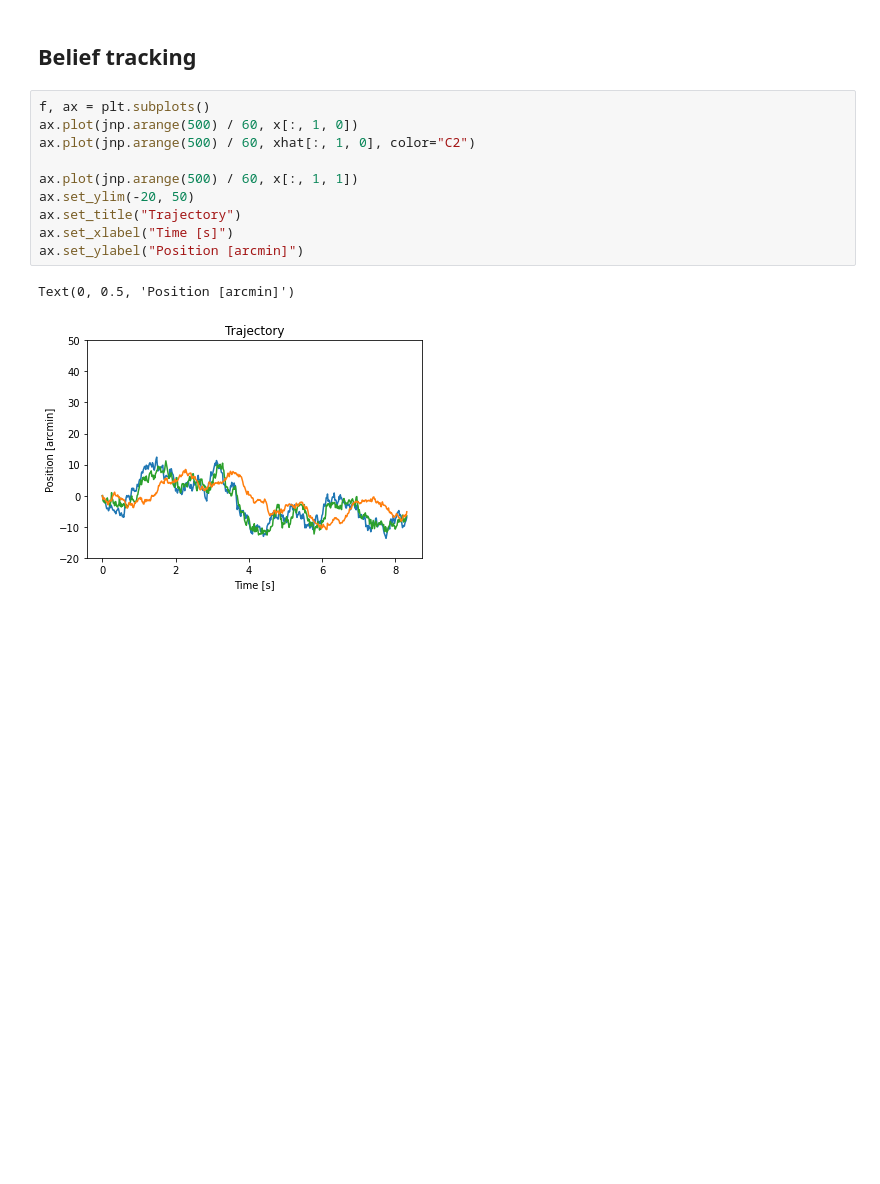
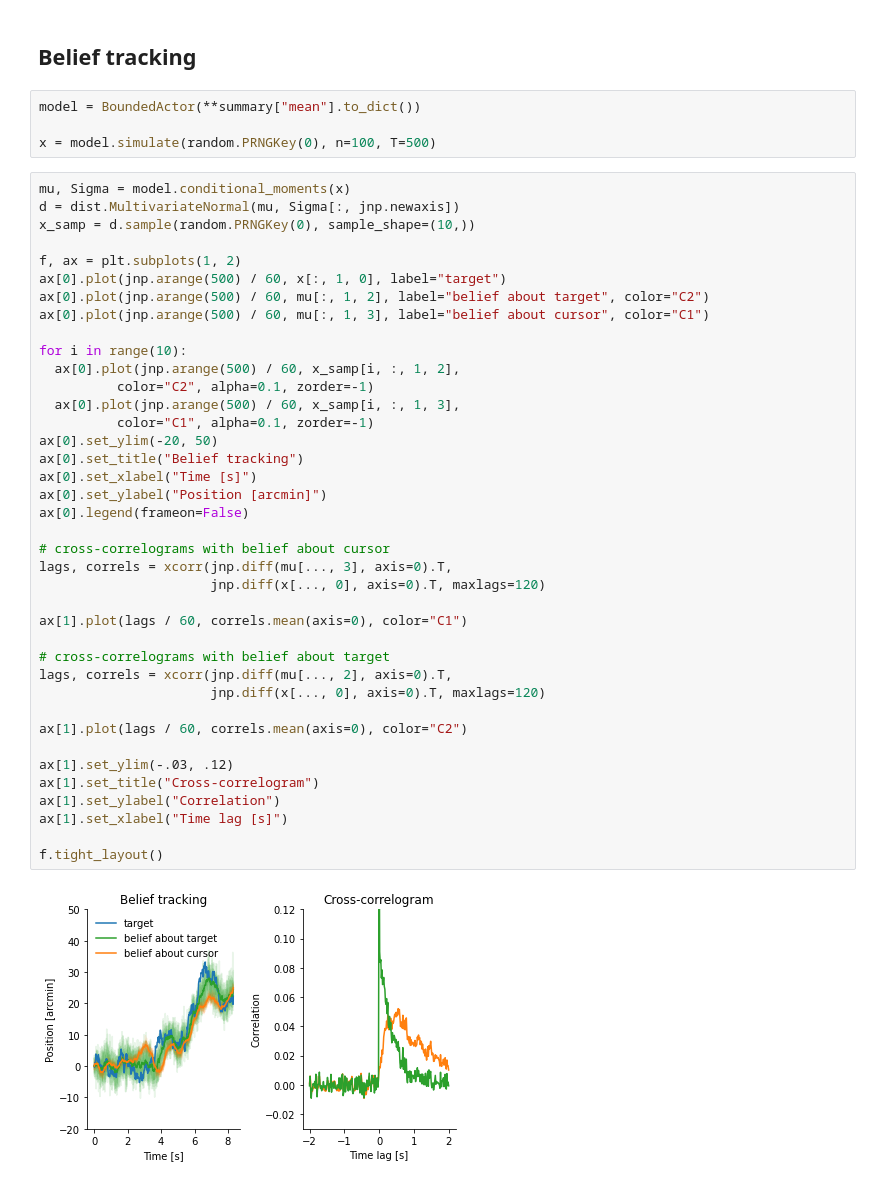
Before and after one commit to RothkopfLab/lqg, a Jupyter notebook: CCN_2022_Tutorial.ipynb, the cells around one changed output. Drawn from its saved outputs; the diff is of its cells as text; blank space fills up the shorter version.

```diff
--- a/CCN_2022_Tutorial.ipynb
+++ b/CCN_2022_Tutorial.ipynb
@@ -503,15 +611,47 @@ x, xhat, y, u = model.simulate(random.PRNGKey(0), n=20, T=500, return_all=True)
 # %% [markdown]
 ## Belief tracking
-# %%
-f, ax = plt.subplots()
-ax.plot(jnp.arange(500) / 60, x[:, 1, 0])
-ax.plot(jnp.arange(500) / 60, xhat[:, 1, 0], color="C2")
-
-ax.plot(jnp.arange(500) / 60, x[:, 1, 1])
-ax.set_ylim(-20, 50)
-ax.set_title("Trajectory")
-ax.set_xlabel("Time [s]")
-ax.set_ylabel("Position [arcmin]")
-# %% [output]
-Text(0, 0.5, 'Position [arcmin]')
-[figure, removed]
+# %%
+model = BoundedActor(**summary["mean"].to_dict())
+
+x = model.simulate(random.PRNGKey(0), n=100, T=500)
+# %%
+mu, Sigma = model.conditional_moments(x)
+d = dist.MultivariateNormal(mu, Sigma[:, jnp.newaxis])
+x_samp = d.sample(random.PRNGKey(0), sample_shape=(10,))
+
+f, ax = plt.subplots(1, 2)
+ax[0].plot(jnp.arange(500) / 60, x[:, 1, 0], label="target")
+ax[0].plot(jnp.arange(500) / 60, mu[:, 1, 2], label="belief about target", color="C2")
+ax[0].plot(jnp.arange(500) / 60, mu[:, 1, 3], label="belief about cursor", color="C1")
+
+for i in range(10):
+  ax[0].plot(jnp.arange(500) / 60, x_samp[i, :, 1, 2],
+          color="C2", alpha=0.1, zorder=-1)
+  ax[0].plot(jnp.arange(500) / 60, x_samp[i, :, 1, 3],
+          color="C1", alpha=0.1, zorder=-1)
+ax[0].set_ylim(-20, 50)
+ax[0].set_title("Belief tracking")
+ax[0].set_xlabel("Time [s]")
+ax[0].set_ylabel("Position [arcmin]")
+ax[0].legend(frameon=False)
+
+# cross-correlograms with belief about cursor
+lags, correls = xcorr(jnp.diff(mu[..., 3], axis=0).T,
+                      jnp.diff(x[..., 0], axis=0).T, maxlags=120)
+
+ax[1].plot(lags / 60, correls.mean(axis=0), color="C1")
+
+# cross-correlograms with belief about target
+lags, correls = xcorr(jnp.diff(mu[..., 2], axis=0).T,
+                      jnp.diff(x[..., 0], axis=0).T, maxlags=120)
+
+ax[1].plot(lags / 60, correls.mean(axis=0), color="C2")
+
+ax[1].set_ylim(-.03, .12)
+ax[1].set_title("Cross-correlogram")
+ax[1].set_ylabel("Correlation")
+ax[1].set_xlabel("Time lag [s]")
+
+f.tight_layout()
+# %% [output]
+[figure, added]
```
Also changed, not shown: parts of 30 cells of this notebook.
